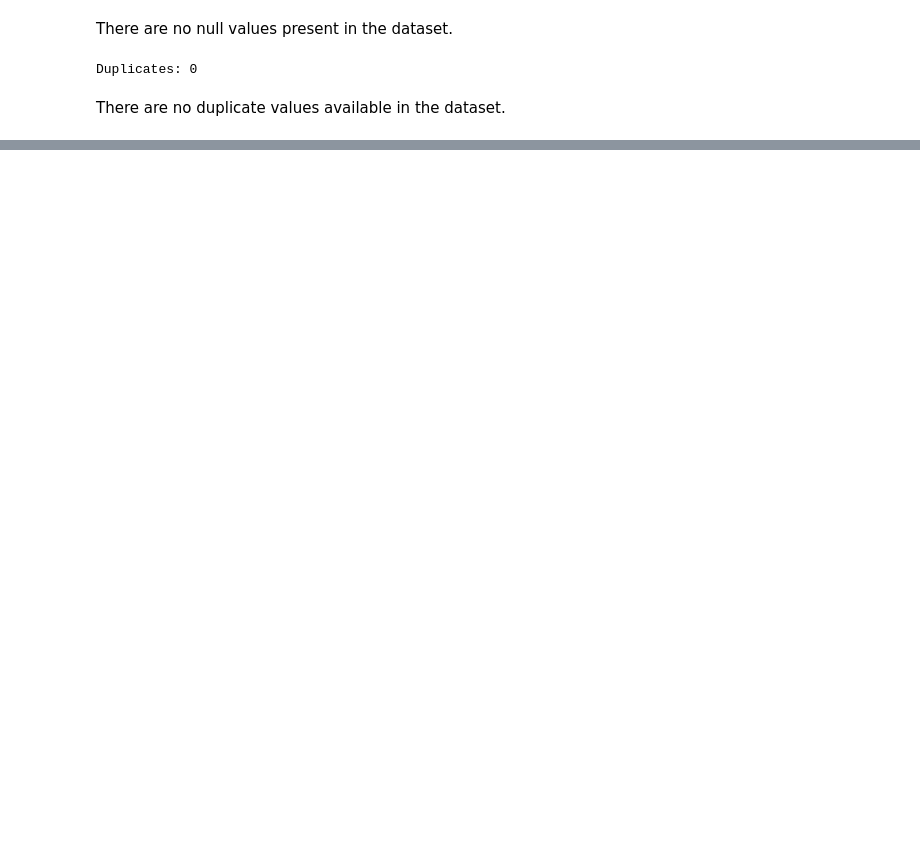
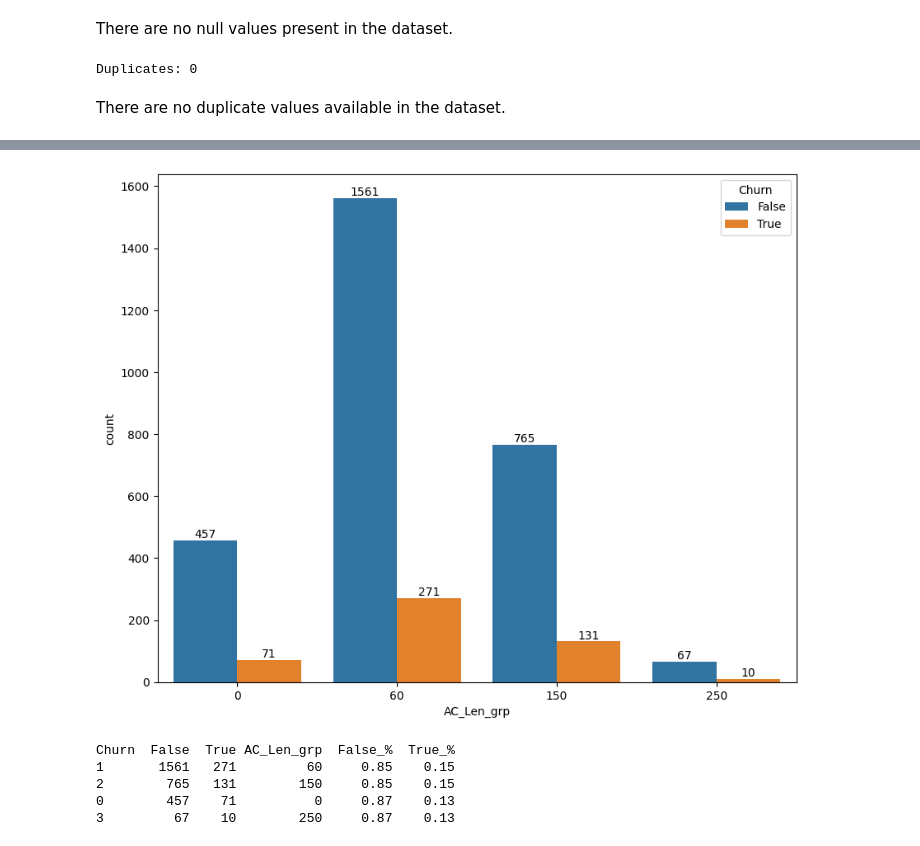
Before and after one commit to Deepikagh97/Telecom-Churn-Analysis, a Jupyter notebook: DN_|_Telecom_Churn_Analysis.ipynb, the cells around one changed output, grey strips where cells are left out. Saved outputs shown, nothing was run; the diff lists cells and outputs as text; code cells hidden in the pictures; blank space fills up the shorter version.

```diff
--- a/DN_|_Telecom_Churn_Analysis.ipynb
+++ b/DN_|_Telecom_Churn_Analysis.ipynb
@@ -191,0 +334,39 @@ Index(['State', 'Account_length', 'Area_code', 'International_plan',
+# %%
+ax = sns.countplot(df, x = 'AC_Len_grp', hue= 'Churn');
+ax.bar_label(ax.containers[0], fmt = '%d');
+ax.bar_label(ax.containers[1], fmt = '%d');
+plt.show()
+# %% [output]
+[figure, added]
+# %%
+# Group by AC_Len_grp and churn
+grouped = df.groupby(["AC_Len_grp", "Churn"])
+
+# Get the count of each group
+counts = grouped.size().reset_index() # Remove the name argument
+
+# Rename the column with the counts
+counts = counts.rename(columns={0: "count"}) # Use rename method
+
+# Reshape into a table with AC_Len_grp as rows, churn as columns, and count as values
+table = pd.pivot_table(counts, index="AC_Len_grp", columns="Churn", values="count")
+
+table["AC_Len_grp"]= table.index
+# Reset the index for each group
+table = table.apply(lambda x: x.reset_index(drop=True))
+
+# Calculate the percentage of churn by each AC_Len_grp
+table["False_%"] = table["False"]/(table["False"]+table["True"])
+table["True_%"] = table["True"]/(table["False"]+table["True"])
+
+# Sort by Yes column in descending order
+table = table.sort_values("True_%", ascending=False)
+
+# Print the result
+print(table)
+# %% [output]
+Churn  False  True AC_Len_grp  False_%  True_%
+1       1561   271         60     0.85    0.15
+2        765   131        150     0.85    0.15
+0        457    71          0     0.87    0.13
+3         67    10        250     0.87    0.13
```
Also changed, not shown: parts of 38 cells of this notebook.
